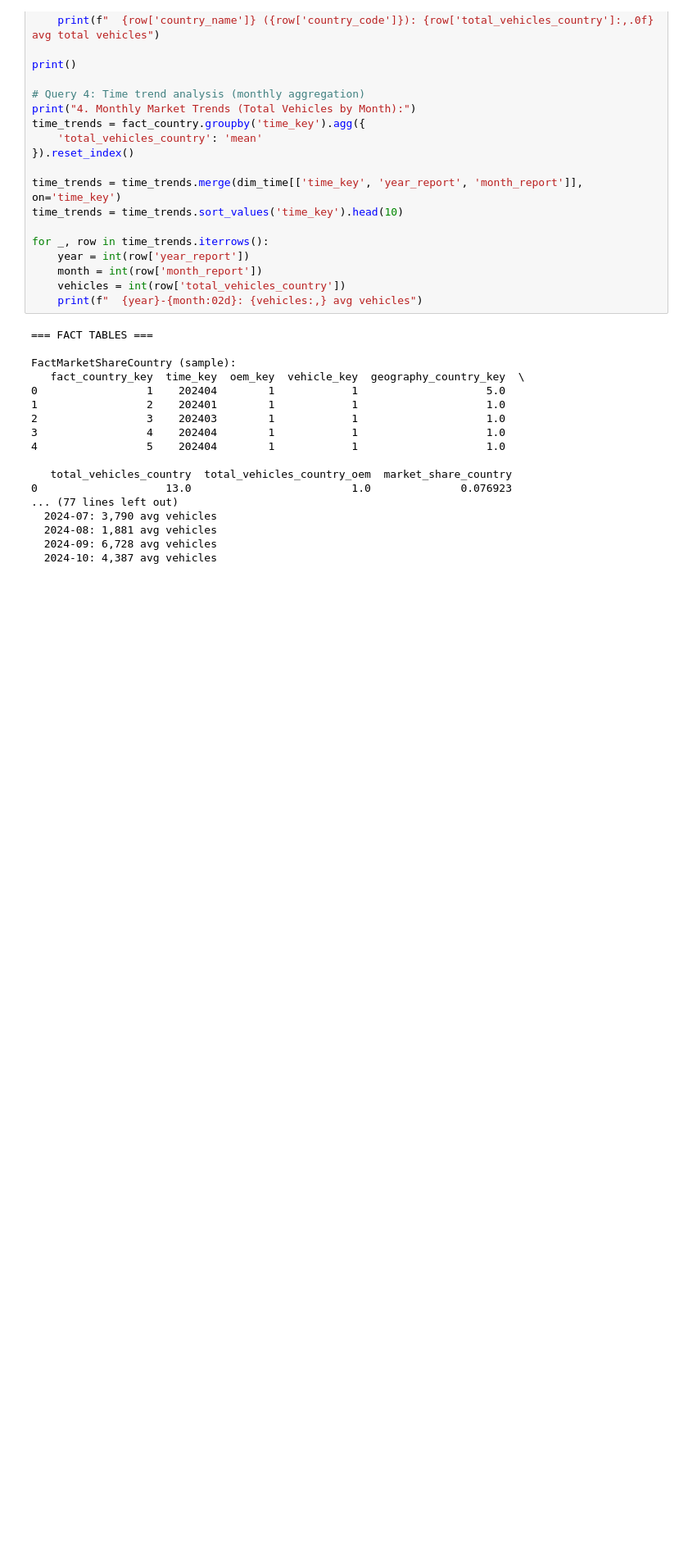
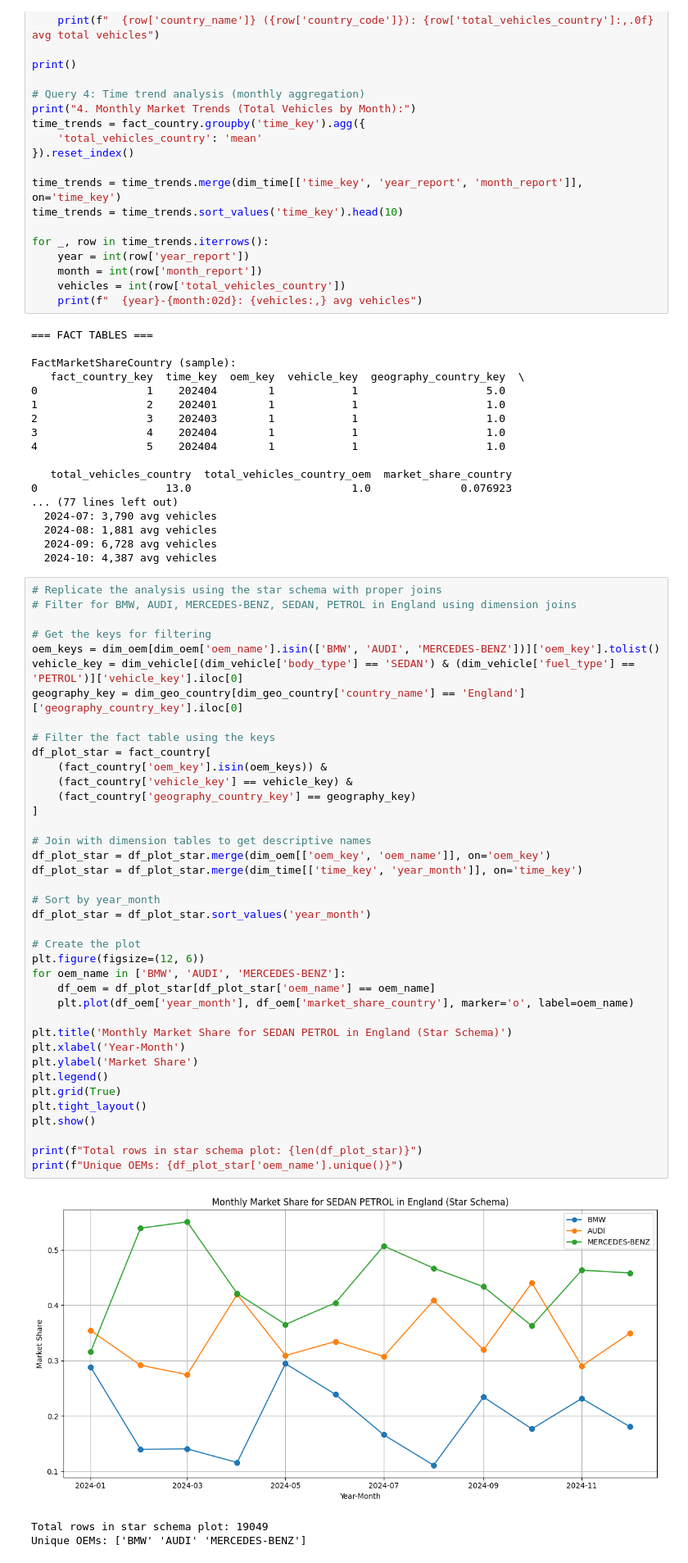
Before and after one commit to john2408/AdvancedDatavisualisationAgent, a Jupyter notebook: notebooks/database.ipynb, the cells around one changed output. Shown at 82% size. Drawn from its saved outputs; the diff is of its cells as text; blank space fills up the shorter version.

Commit message:
validated star schema

```diff
--- a/notebooks/database.ipynb
+++ b/notebooks/database.ipynb
@@ -352,3 +352,46 @@ FactMarketShareCountry (sample):
   2024-08: 1,881 avg vehicles
   2024-09: 6,728 avg vehicles
   2024-10: 4,387 avg vehicles
+# %%
+# Replicate the analysis using the star schema with proper joins
+# Filter for BMW, AUDI, MERCEDES-BENZ, SEDAN, PETROL in England using dimension joins
+
+# Get the keys for filtering
+oem_keys = dim_oem[dim_oem['oem_name'].isin(['BMW', 'AUDI', 'MERCEDES-BENZ'])]['oem_key'].tolist()
+vehicle_key = dim_vehicle[(dim_vehicle['body_type'] == 'SEDAN') & (dim_vehicle['fuel_type'] == 'PETROL')]['vehicle_key'].iloc[0]
+geography_key = dim_geo_country[dim_geo_country['country_name'] == 'England']['geography_country_key'].iloc[0]
+
+# Filter the fact table using the keys
+df_plot_star = fact_country[
+    (fact_country['oem_key'].isin(oem_keys)) &
+    (fact_country['vehicle_key'] == vehicle_key) &
+    (fact_country['geography_country_key'] == geography_key)
+]
+
+# Join with dimension tables to get descriptive names
+df_plot_star = df_plot_star.merge(dim_oem[['oem_key', 'oem_name']], on='oem_key')
+df_plot_star = df_plot_star.merge(dim_time[['time_key', 'year_month']], on='time_key')
+
+# Sort by year_month
+df_plot_star = df_plot_star.sort_values('year_month')
+
+# Create the plot
+plt.figure(figsize=(12, 6))
+for oem_name in ['BMW', 'AUDI', 'MERCEDES-BENZ']:
+    df_oem = df_plot_star[df_plot_star['oem_name'] == oem_name]
+    plt.plot(df_oem['year_month'], df_oem['market_share_country'], marker='o', label=oem_name)
+
+plt.title('Monthly Market Share for SEDAN PETROL in England (Star Schema)')
+plt.xlabel('Year-Month')
+plt.ylabel('Market Share')
+plt.legend()
+plt.grid(True)
+plt.tight_layout()
+plt.show()
+
+print(f"Total rows in star schema plot: {len(df_plot_star)}")
+print(f"Unique OEMs: {df_plot_star['oem_name'].unique()}")
+# %% [output]
+[figure, added]
+Total rows in star schema plot: 19049
+Unique OEMs: ['BMW' 'AUDI' 'MERCEDES-BENZ']
```
